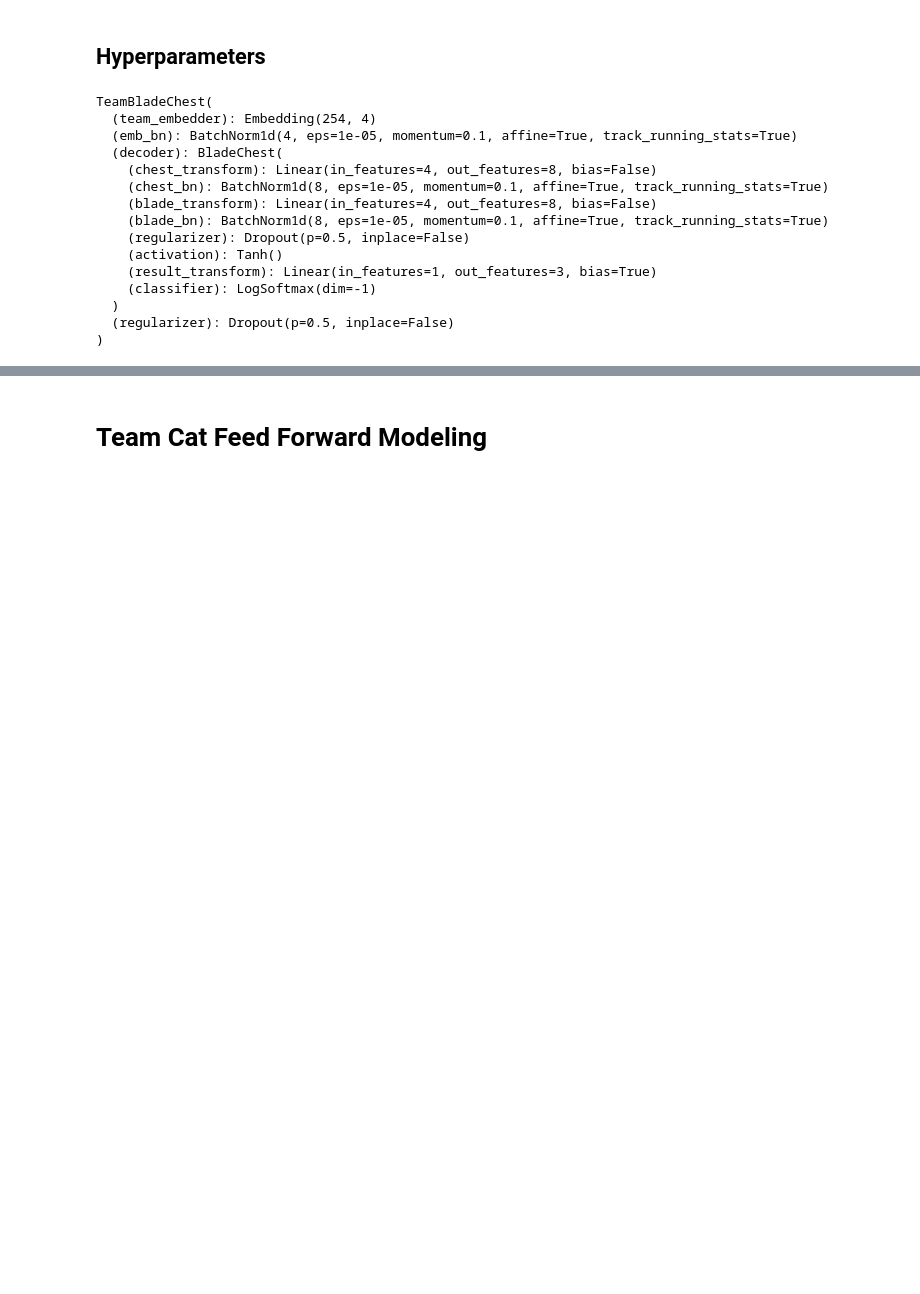
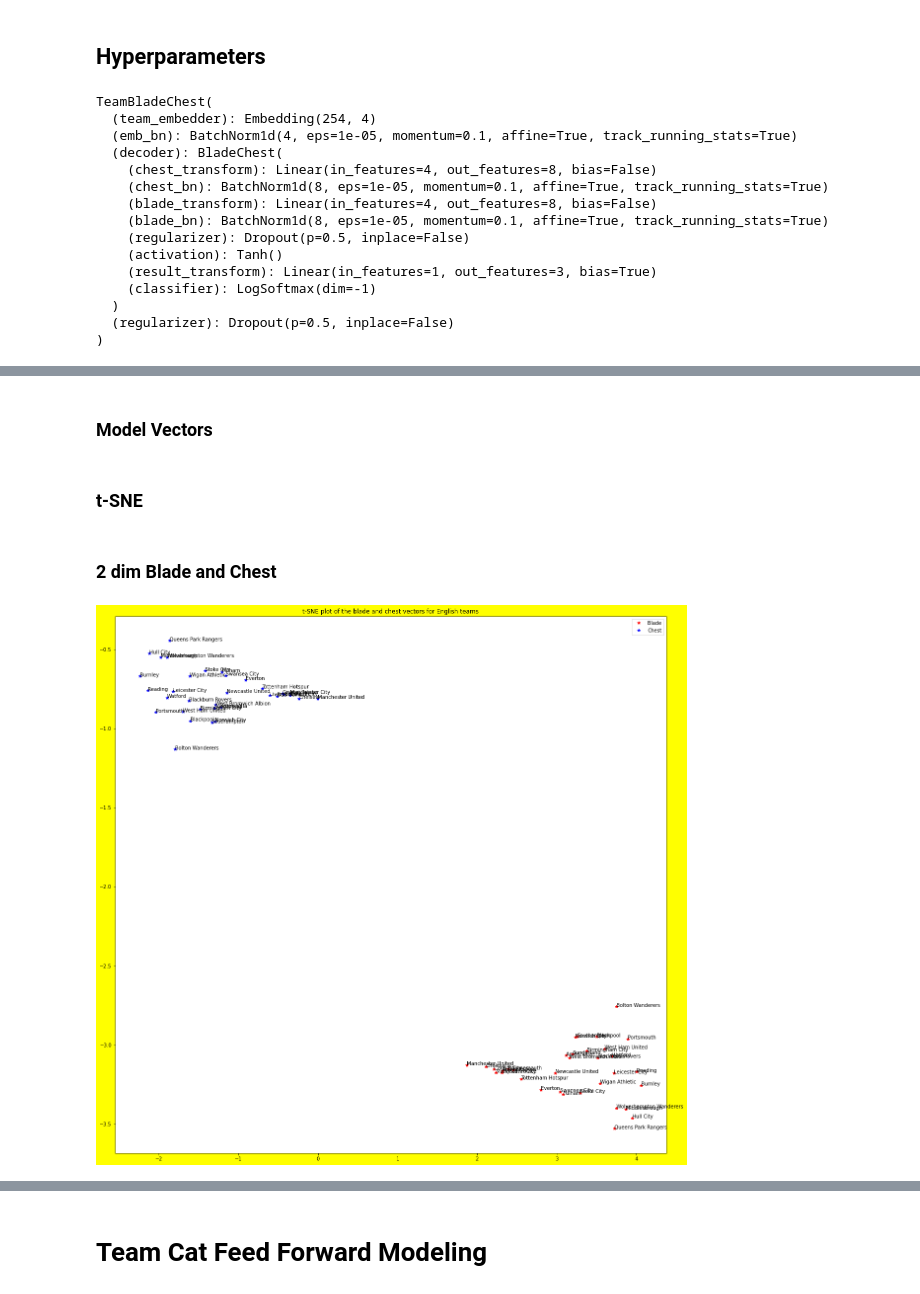
Before and after one commit to sunnybutwithano/Sports-Analysis-with-GNNs, a Jupyter notebook: Con_for_ST_Graph.ipynb, the cells around one changed output, grey strips where cells are left out. Cells and saved outputs as stored; diff of their text form; code cells hidden in the pictures; blank space fills up the shorter version.

```diff
--- a/Con_for_ST_Graph.ipynb
+++ b/Con_for_ST_Graph.ipynb
@@ -531,0 +689,13 @@ Test Acc%: 52.6957
+# %% [markdown]
+### Model Vectors
+# %%
+tbc_model.eval()
+english_teams = transformed_dataset.query('league == "England Premier League"')['home_team'].unique()
+english_team_labels = team_lblenc.transform(english_teams)
+name_labels = dict(zip(english_teams, english_team_labels))
+h = torch.from_numpy(english_team_labels)
+embeddings = tbc_model._encode_team(h)
+# embeddings = F.one_hot(h, tbc_model.num_teams).double()
+blade, chest = tbc_model.decoder._encode_team(embeddings)
+# %% [markdown]
+### t-SNE
@@ -531,0 +732,23 @@ Test Acc%: 52.6957
+# %% [markdown]
+### 2 dim Blade and Chest
+# %%
+X_blade, Y_blade = blade_2_dim[:, 0], blade_2_dim[:, 1]
+X_chest, Y_chest = chest_2_dim[:, 0], chest_2_dim[:, 1]
+plt.plot(X_blade, Y_blade, 'r*')
+plt.plot(X_chest, Y_chest, 'b*')
+fig = plt.gcf()
+fig.set_facecolor('yellow')
+fig.set_size_inches(20, 20)
+plt.title('t-SNE plot of the blade and chest vectors for English teams')
+plt.legend(['Blade', 'Chest'])
+for x_blade, y_blade, x_chest, y_chest, team in zip(X_blade, Y_blade, X_chest, Y_chest, english_teams):
+  # l = team.split(' ')
+  # if len(l) > 1:
+  #   label = f'{l[0]} {l[1][:3]}.'
+  # else:
+  #   label = l[0]
+  label = team
+  plt.annotate(label, (x_blade, y_blade))
+  plt.annotate(label, (x_chest, y_chest))
+# %% [output]
+[figure, added]
```
Also changed, not shown: parts of 58 cells of this notebook.
